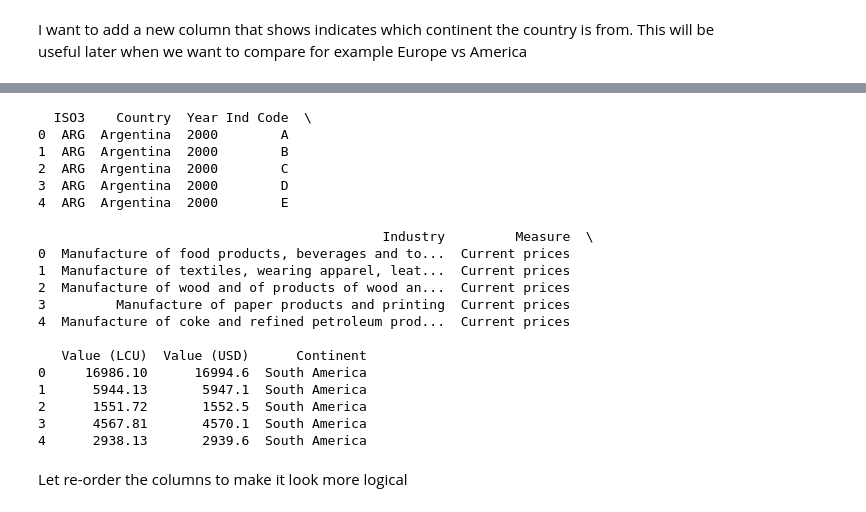
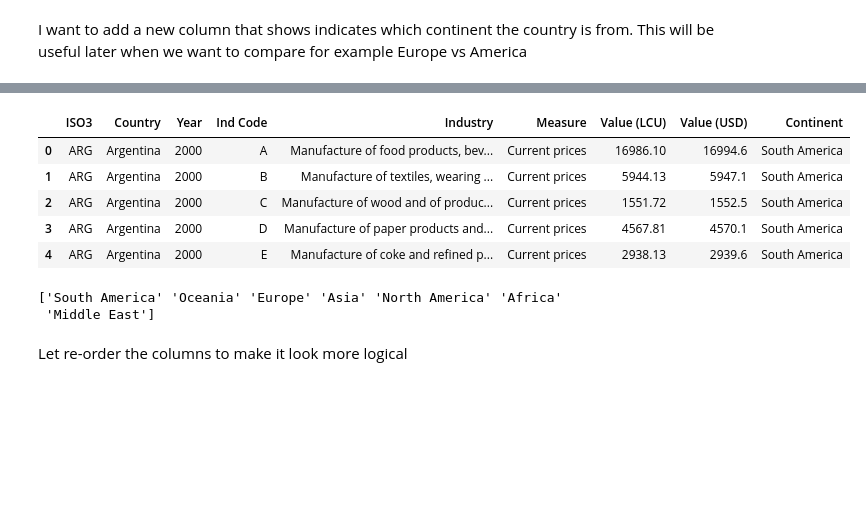
Before and after one commit to Tee-DataA/Capstone, a Jupyter notebook: jupyter_notebooks/Feature_Engineering.ipynb, the cells around one changed output, grey strips where cells are left out. Drawn from its saved outputs; the diff is of its cells as text; code cells hidden in the pictures; blank space fills up the shorter version.

```diff
--- a/jupyter_notebooks/Feature_Engineering.ipynb
+++ b/jupyter_notebooks/Feature_Engineering.ipynb
@@ -218,5 +171,14 @@ array(['Argentina', 'Australia', 'Austria', 'Belgium', 'Brazil',
 # %%
+# sort the dataframe by 'Country' and 'Year'
 df_eng = df_eng.sort_values(by=['Country', 'Year'])
+df_eng.head()
+# %% [output]
+|  | ISO3 | Country | Year | Ind Code | Industry | Measure | Value (LCU) | Value (USD) | Continent |
+| 0 | ARG | Argentina | 2000 | A | Manufacture of food products, bev... | Current prices | 16986.10 | 16994.6 | South America |
+| 1 | ARG | Argentina | 2000 | B | Manufacture of textiles, wearing ... | Current prices | 5944.13 | 5947.1 | South America |
+| 2 | ARG | Argentina | 2000 | C | Manufacture of wood and of produc... | Current prices | 1551.72 | 1552.5 | South America |
+| 3 | ARG | Argentina | 2000 | D | Manufacture of paper products and... | Current prices | 4567.81 | 4570.1 | South America |
+| 4 | ARG | Argentina | 2000 | E | Manufacture of coke and refined p... | Current prices | 2938.13 | 2939.6 | South America |
 # %%
 # Mapping dictionary for countries to continents
 country_to_continent = {
@@ -263,6 +225,7 @@ country_to_continent = {
     'Morocco': 'Africa',
     'Myanmar': 'Asia',
     'New Zealand': 'Oceania',
+    'Netherlands': 'Europe',
     'North Macedonia': 'Europe',
     'Norway': 'Europe',
     'Peru': 'South America',
@@ -281,7 +244,6 @@ country_to_continent = {
     'Sweden': 'Europe',
     'Switzerland': 'Europe',
     'Thailand': 'Asia',
-    'The Netherlands': 'Europe',
     'Tunisia': 'Africa',
     'Turkey': 'Middle East',
     'United Kingdom': 'Europe',
@@ -292,28 +254,10 @@ country_to_continent = {
 # Add 'Continent' column to df_eng
 df_eng['Continent'] = df_eng['Country'].map(country_to_continent)
 
-print(df_eng.head())
+print(df_eng['Continent'].unique())
 # %% [output]
-  ISO3    Country  Year Ind Code  \
-0  ARG  Argentina  2000        A
-1  ARG  Argentina  2000        B
-2  ARG  Argentina  2000        C
-3  ARG  Argentina  2000        D
-4  ARG  Argentina  2000        E
-
-                                            Industry         Measure  \
-0  Manufacture of food products, beverages and to...  Current prices
-1  Manufacture of textiles, wearing apparel, leat...  Current prices
-2  Manufacture of wood and of products of wood an...  Current prices
-3         Manufacture of paper products and printing  Current prices
-4  Manufacture of coke and refined petroleum prod...  Current prices
-
-   Value (LCU)  Value (USD)      Continent
-0     16986.10      16994.6  South America
-1      5944.13       5947.1  South America
-2      1551.72       1552.5  South America
-3      4567.81       4570.1  South America
-4      2938.13       2939.6  South America
+['South America' 'Oceania' 'Europe' 'Asia' 'North America' 'Africa'
+ 'Middle East']
 # %% [markdown]
 Let re-order the columns to make it look more logical
 # %%
```
Also changed, not shown: parts of 31 cells of this notebook, 5 other files.
